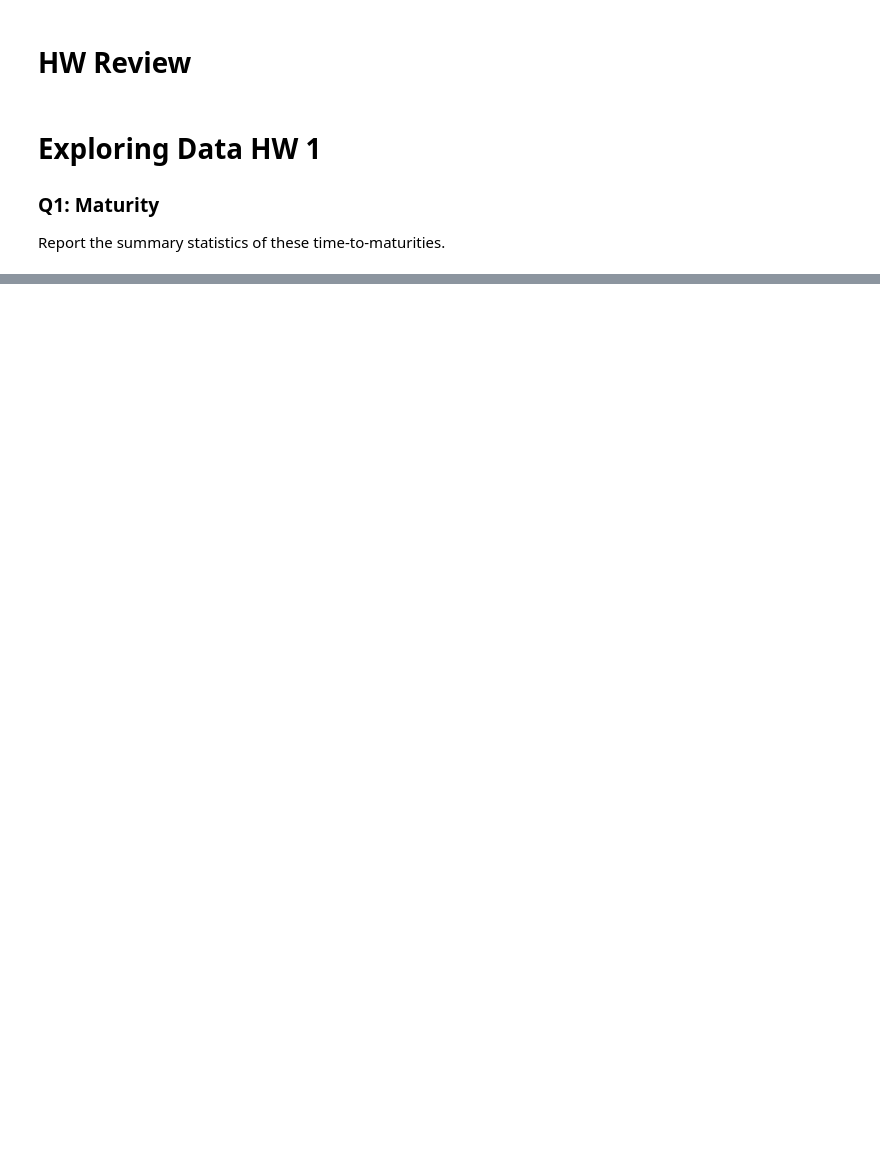
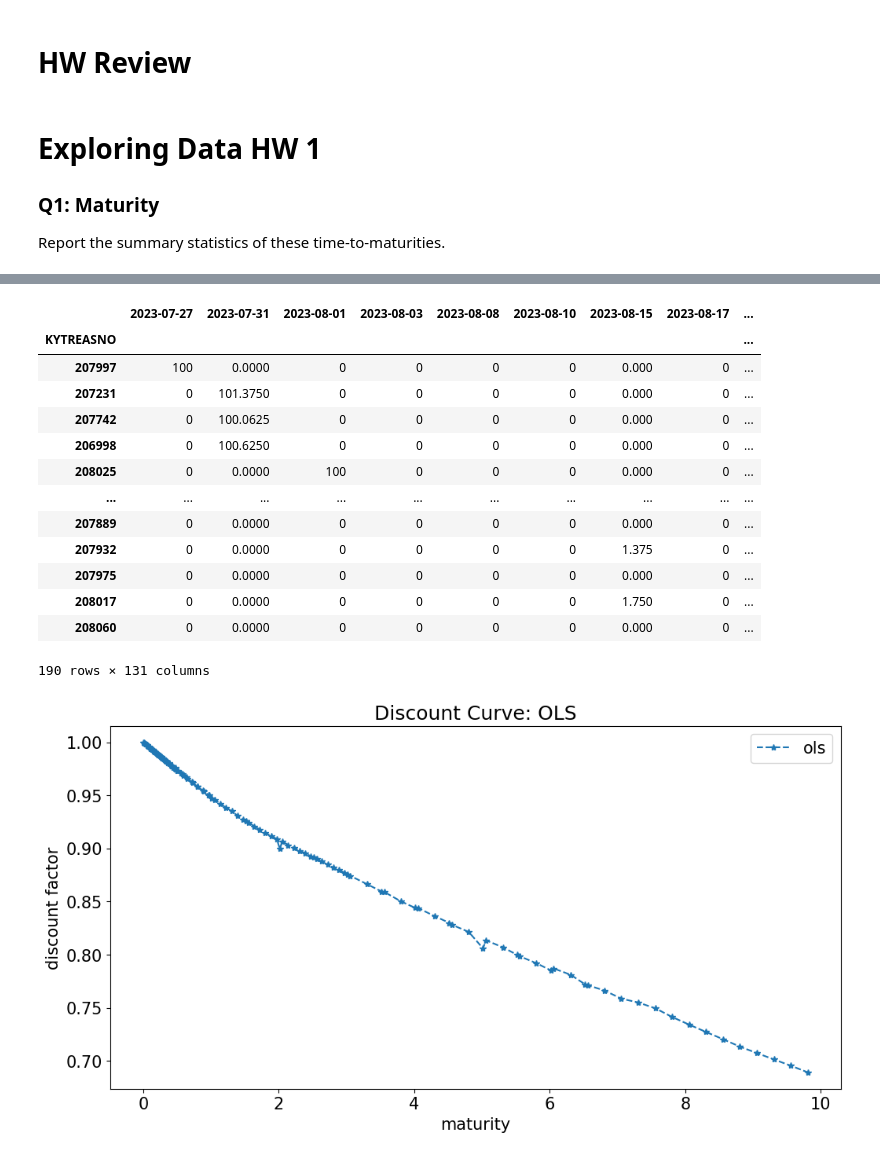
Before and after one commit to nicklewis-16/finm-fixedincome-2024, a Jupyter notebook: reviews/final-exam-hw-questiontypes.ipynb, the cells around one changed output, grey strips where cells are left out. Cells and saved outputs as stored; diff of their text form; code cells hidden in the pictures; blank space fills up the shorter version.

```diff
--- a/reviews/final-exam-hw-questiontypes.ipynb
+++ b/reviews/final-exam-hw-questiontypes.ipynb
@@ -1142,0 +1296,27 @@ display(rdata.head(), metrics.head())
+# %%
+# ESTIMATE CURVE USING OLS
+ols_filter_data = filter_treasuries(rdata, t_date=t_current, filter_tips=True, filter_yld=True)
+ols_filter_cf = filter_treasury_cashflows(calc_cashflows(ols_filter_data), filter_maturity_dates=True)
+display(ols_filter_cf)
+ols_price = metrics['price'][ols_filter_cf.index]
+params_ols = estimate_rate_curve(bootstrap, ols_filter_cf, t_current, ols_price)
+CFset['multiple maturity per date, no non-maturity dates'] = ols_filter_cf
+disc_ols = pd.DataFrame({'maturity':params_ols[0], 'ols': params_ols[1]}).set_index('maturity')
+disc_ols.plot(marker='*',linestyle='--',ylabel='discount factor',title='Discount Curve: OLS')
+plt.show()
+# %% [output]
+|  | 2023-07-27 | 2023-07-31 | 2023-08-01 | 2023-08-03 | 2023-08-08 | 2023-08-10 | 2023-08-15 | 2023-08-17 | ... |
+| KYTREASNO |  |  |  |  |  |  |  |  | ... |
+| 207997 | 100 | 0.0000 | 0 | 0 | 0 | 0 | 0.000 | 0 | ... |
+| 207231 | 0 | 101.3750 | 0 | 0 | 0 | 0 | 0.000 | 0 | ... |
+| 207742 | 0 | 100.0625 | 0 | 0 | 0 | 0 | 0.000 | 0 | ... |
+| 206998 | 0 | 100.6250 | 0 | 0 | 0 | 0 | 0.000 | 0 | ... |
+| 208025 | 0 | 0.0000 | 100 | 0 | 0 | 0 | 0.000 | 0 | ... |
+| ... | ... | ... | ... | ... | ... | ... | ... | ... | ... |
+| 207889 | 0 | 0.0000 | 0 | 0 | 0 | 0 | 0.000 | 0 | ... |
+| 207932 | 0 | 0.0000 | 0 | 0 | 0 | 0 | 1.375 | 0 | ... |
+| 207975 | 0 | 0.0000 | 0 | 0 | 0 | 0 | 0.000 | 0 | ... |
+| 208017 | 0 | 0.0000 | 0 | 0 | 0 | 0 | 1.750 | 0 | ... |
+| 208060 | 0 | 0.0000 | 0 | 0 | 0 | 0 | 0.000 | 0 | ... |
+190 rows × 131 columns
+[figure, added]
```
Also changed, not shown: parts of 34 cells of this notebook, 1 other file.
